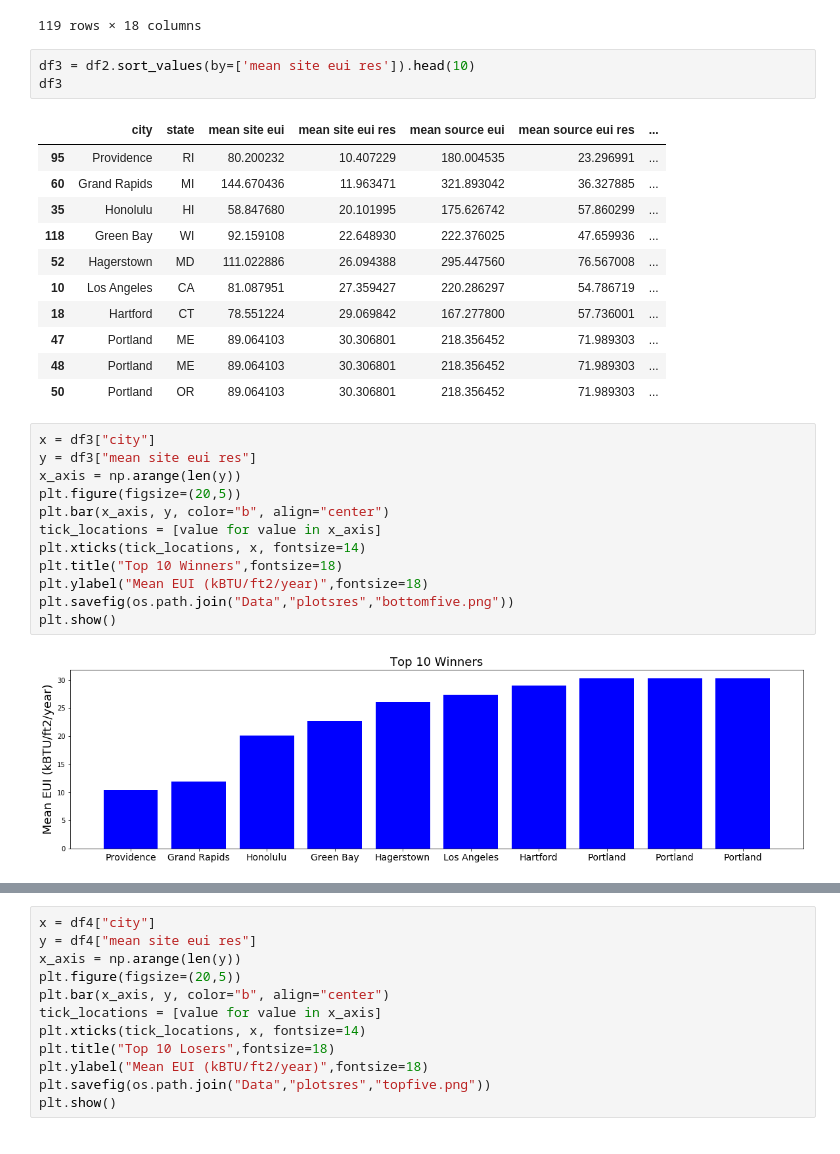
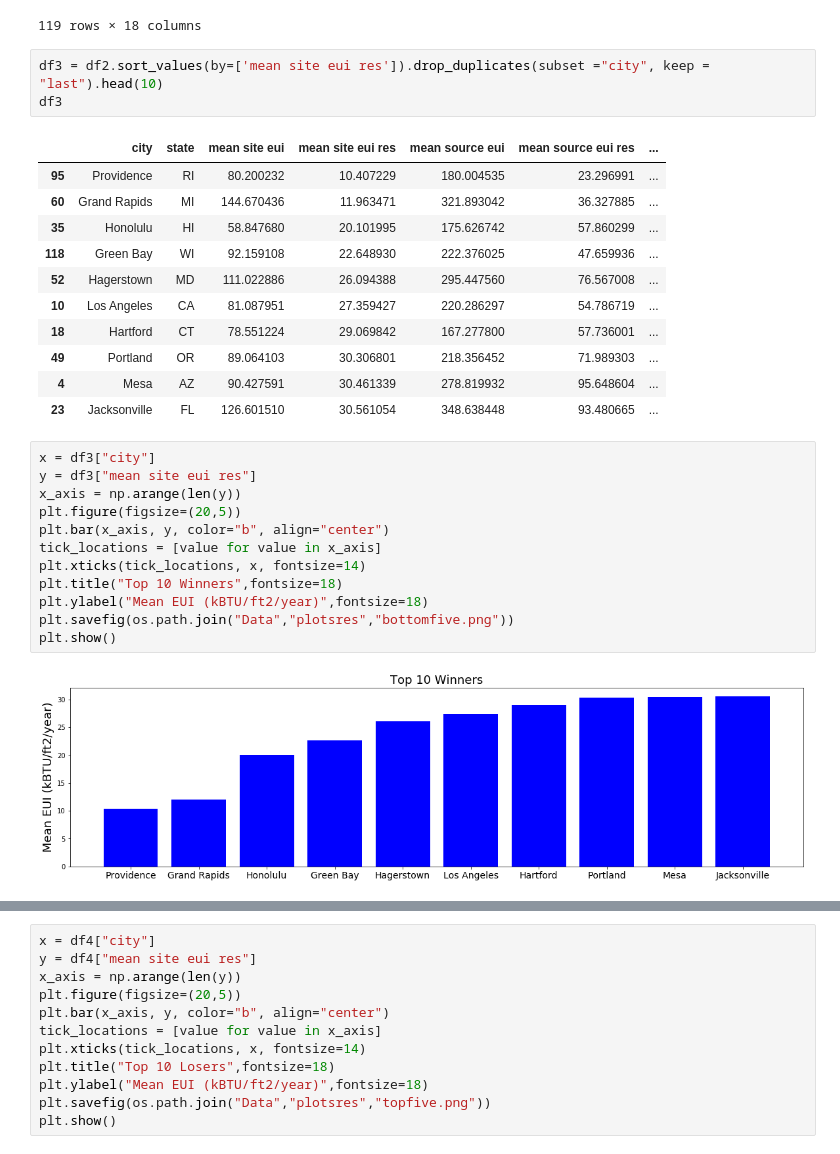
Before and after one commit to gyros33/building-energy-project, a Jupyter notebook: BPD_Plotting_residential.ipynb, the cells around one changed output, grey strips where cells are left out. Cells and saved outputs as stored; diff of their text form.

Commit message:
Updated Images

```diff
--- a/BPD_Plotting_residential.ipynb
+++ b/BPD_Plotting_residential.ipynb
@@ -54,20 +54,20 @@ df2
 | 118 | Green Bay | WI | 92.159108 | 22.648930 | 222.376025 | 47.659936 | ... |
 119 rows × 18 columns
 # %%
-df3 = df2.sort_values(by=['mean site eui res']).head(10)
+df3 = df2.sort_values(by=['mean site eui res']).drop_duplicates(subset ="city", keep = "last").head(10)
 df3
 # %% [output]
 |  | city | state | mean site eui | mean site eui res | mean source eui | mean source eui res | ... |
 | 95 | Providence | RI | 80.200232 | 10.407229 | 180.004535 | 23.296991 | ... |
 | 60 | Grand Rapids | MI | 144.670436 | 11.963471 | 321.893042 | 36.327885 | ... |
 | 35 | Honolulu | HI | 58.847680 | 20.101995 | 175.626742 | 57.860299 | ... |
 | 118 | Green Bay | WI | 92.159108 | 22.648930 | 222.376025 | 47.659936 | ... |
 | 52 | Hagerstown | MD | 111.022886 | 26.094388 | 295.447560 | 76.567008 | ... |
 | 10 | Los Angeles | CA | 81.087951 | 27.359427 | 220.286297 | 54.786719 | ... |
 | 18 | Hartford | CT | 78.551224 | 29.069842 | 167.277800 | 57.736001 | ... |
-| 47 | Portland | ME | 89.064103 | 30.306801 | 218.356452 | 71.989303 | ... |
-| 48 | Portland | ME | 89.064103 | 30.306801 | 218.356452 | 71.989303 | ... |
-| 50 | Portland | OR | 89.064103 | 30.306801 | 218.356452 | 71.989303 | ... |
+| 49 | Portland | OR | 89.064103 | 30.306801 | 218.356452 | 71.989303 | ... |
+| 4 | Mesa | AZ | 90.427591 | 30.461339 | 278.819932 | 95.648604 | ... |
+| 23 | Jacksonville | FL | 126.601510 | 30.561054 | 348.638448 | 93.480665 | ... |
 # %%
 x = df3["city"]
 y = df3["mean site eui res"]
@@ -81,5 +81,5 @@ plt.ylabel("Mean EUI (kBTU/ft2/year)",fontsize=18)
 plt.savefig(os.path.join("Data","plotsres","bottomfive.png"))
 plt.show()
 # %% [output]
-[figure, old version]
+[figure, new version]
 # %%
```
Also changed, not shown: parts of 1 cell of this notebook, 3 other files.
